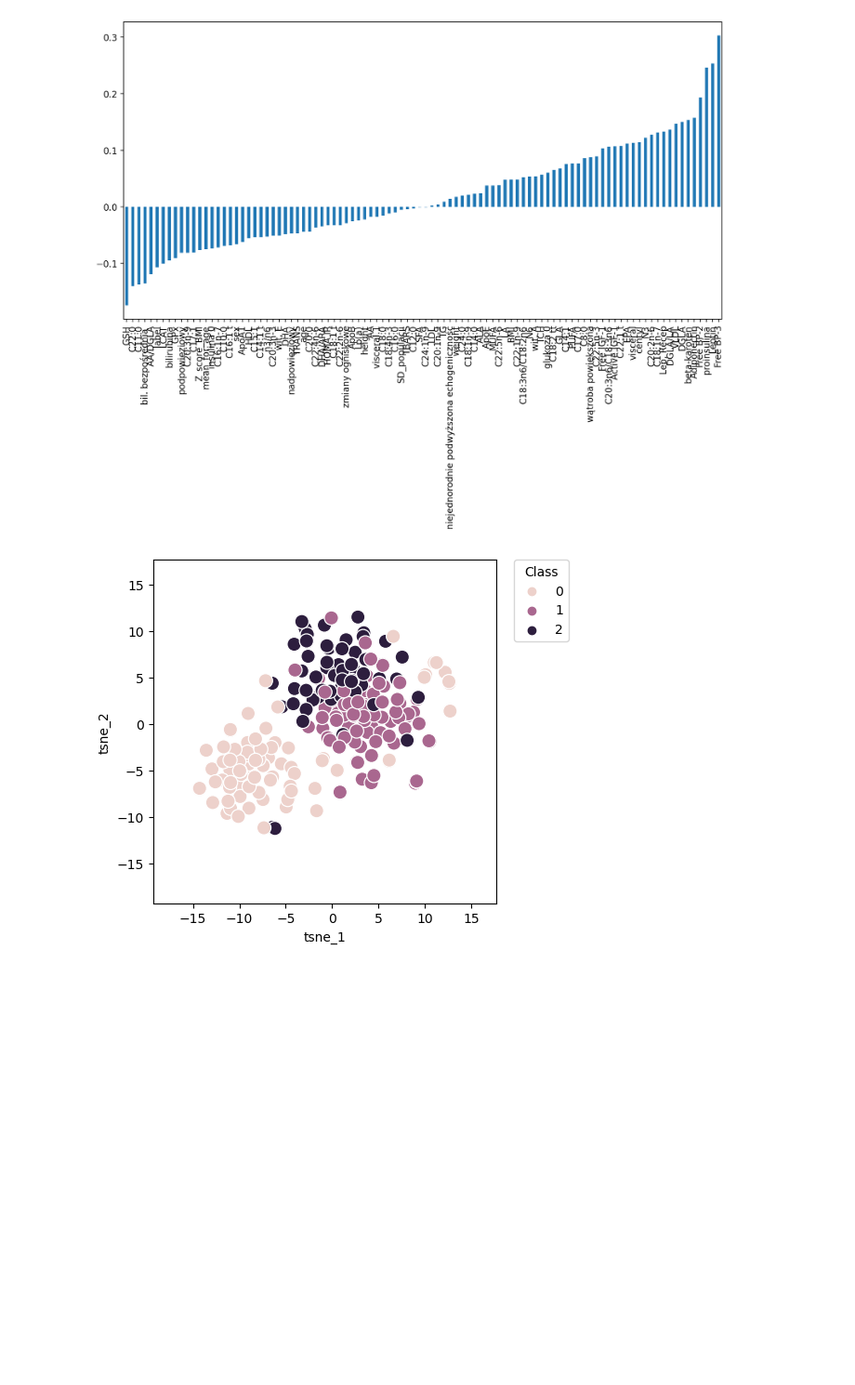
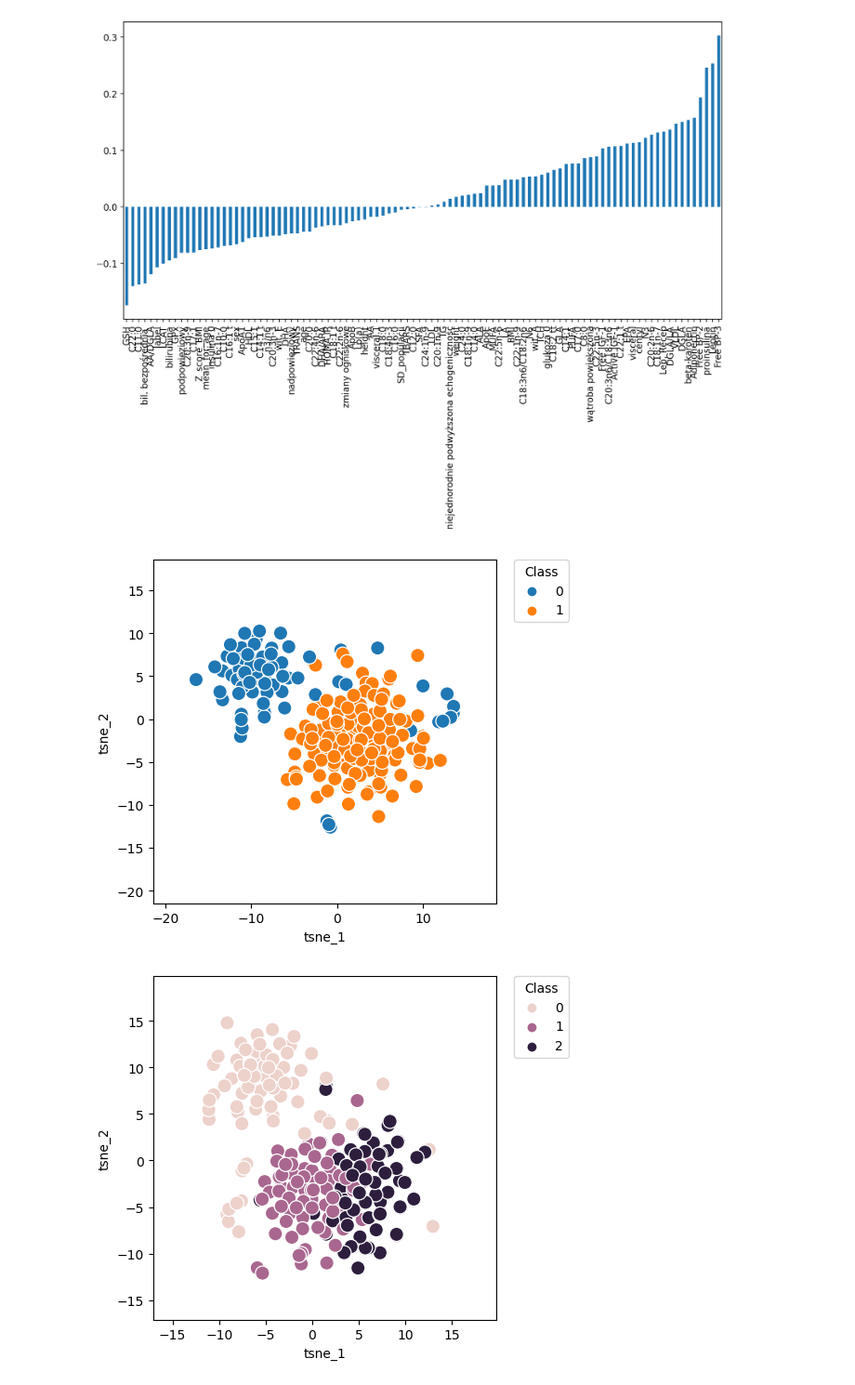
Before and after one commit to jakubpludowski/NAFLD-classifier, a Jupyter notebook: model.ipynb, the cells around one changed output. Shown at 93% size. Drawn from its saved outputs; the diff is of its cells as text; code cells hidden in the pictures; blank space fills up the shorter version.

Commit message:
model refactor

```diff
--- a/model.ipynb
+++ b/model.ipynb
@@ -261,6 +129,0 @@ weighted avg       0.93      0.93      0.93        55
-# %%
-svc_model = SVC(kernel='linear', C=1000)
-svc_model.fit(X_train,y_train)
-preds = svc_model.predict(X_test)
-print(confusion_matrix(y_test,preds))
-print(classification_report(y_test,preds))
@@ -280,7 +129,0 @@ weighted avg       0.91      0.91      0.91        55
-# %%
-ada_model = AdaBoostClassifier(n_estimators=30)
-ada_model.fit(X_train,y_train)
-preds = ada_model.predict(X_test)
-print(confusion_matrix(y_test,preds))
-print(classification_report(y_test,preds))
-pd.DataFrame(index=X.columns,data=ada_model.feature_importances_,columns=['Feature Importance']).sort_values(by='Feature Importance', ascending=False)
@@ -313,7 +129,0 @@ weighted avg       0.76      0.73      0.72        55
-# %%
-gb_model = GradientBoostingClassifier()
-gb_model.fit(X_train,y_train)
-preds = gb_model.predict(X_test)
-print(confusion_matrix(y_test,preds))
-print(classification_report(y_test,preds))
-pd.DataFrame(index=X.columns,data=gb_model.feature_importances_,columns=['Feature Importance']).sort_values(by='Feature Importance', ascending=False)
@@ -380,23 +430,34 @@ cluster_data.corr()['cluster'].iloc[:-1].sort_values().plot(kind='bar')
 [figure]
 # %%
 
-from sklearn.manifold import TSNE
-y_true = y_test.copy()
-n_components = 2
-tsne = TSNE(n_components)
-tsne_result = tsne.fit_transform(X_train)
-tsne_result.shape
-y_true = np.reshape(y_true, (y_true.shape[0],))
+def show_tsne(dataset):
+    X = dataset.drop(columns=['label'])
+    y = dataset['label']
+    X_train, X_test, y_train, y_test = train_test_split(X, y, test_size=test_size, random_state=300464)
+    scaler = StandardScaler()
+    X_train = scaler.fit_transform(X_train)
+    X_test = scaler.transform(X_test)
+    from sklearn.manifold import TSNE
+    y_true = y_test.copy()
+    n_components = 2
+    tsne = TSNE(n_components)
+    tsne_result = tsne.fit_transform(X_train)
+    tsne_result.shape
+    y_true = np.reshape(y_true, (y_true.shape[0],))
 
-y_tsne = np.reshape(y_train, (y_train.shape[0],))
-tsne_result_df = pd.DataFrame({'tsne_1': tsne_result[:,0], 'tsne_2': tsne_result[:,1], 'label': y_tsne})
-fig, ax = plt.subplots(1)
-sns.scatterplot(x='tsne_1', y='tsne_2', hue='label', data=tsne_result_df, ax=ax,s=120)
-lim = (tsne_result.min()-5, tsne_result.max()+5)
-ax.set_xlim(lim)
-ax.set_ylim(lim)
-ax.set_aspect('equal')
-ax.legend(bbox_to_anchor=(1.05, 1), loc=2, borderaxespad=0.0, title = 'Class')
-plt.show()
+    y_tsne = np.reshape(y_train, (y_train.shape[0],))
+    tsne_result_df = pd.DataFrame({'tsne_1': tsne_result[:,0], 'tsne_2': tsne_result[:,1], 'label': y_tsne})
+    fig, ax = plt.subplots(1)
+    sns.scatterplot(x='tsne_1', y='tsne_2', hue='label', data=tsne_result_df, ax=ax,s=120)
+    lim = (tsne_result.min()-5, tsne_result.max()+5)
+    ax.set_xlim(lim)
+    ax.set_ylim(lim)
+    ax.set_aspect('equal')
+    ax.legend(bbox_to_anchor=(1.05, 1), loc=2, borderaxespad=0.0, title = 'Class')
+    plt.show()
+
+for dataset in [data_bin,data_cat]:
+    show_tsne(dataset)
 # %% [output]
-[figure, old version]
+[figure, new version]
+[figure, added]
```
Also changed, not shown: parts of 26 cells of this notebook.
